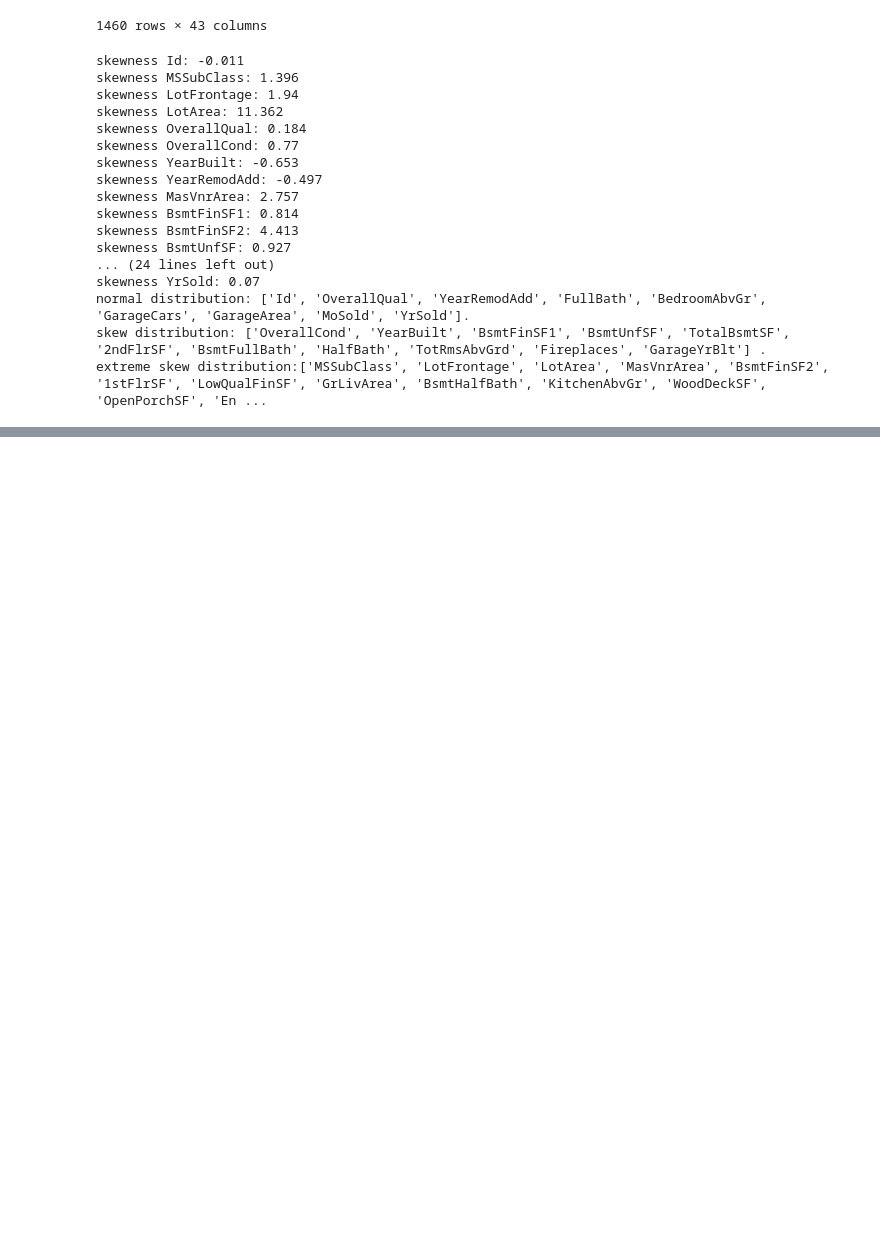
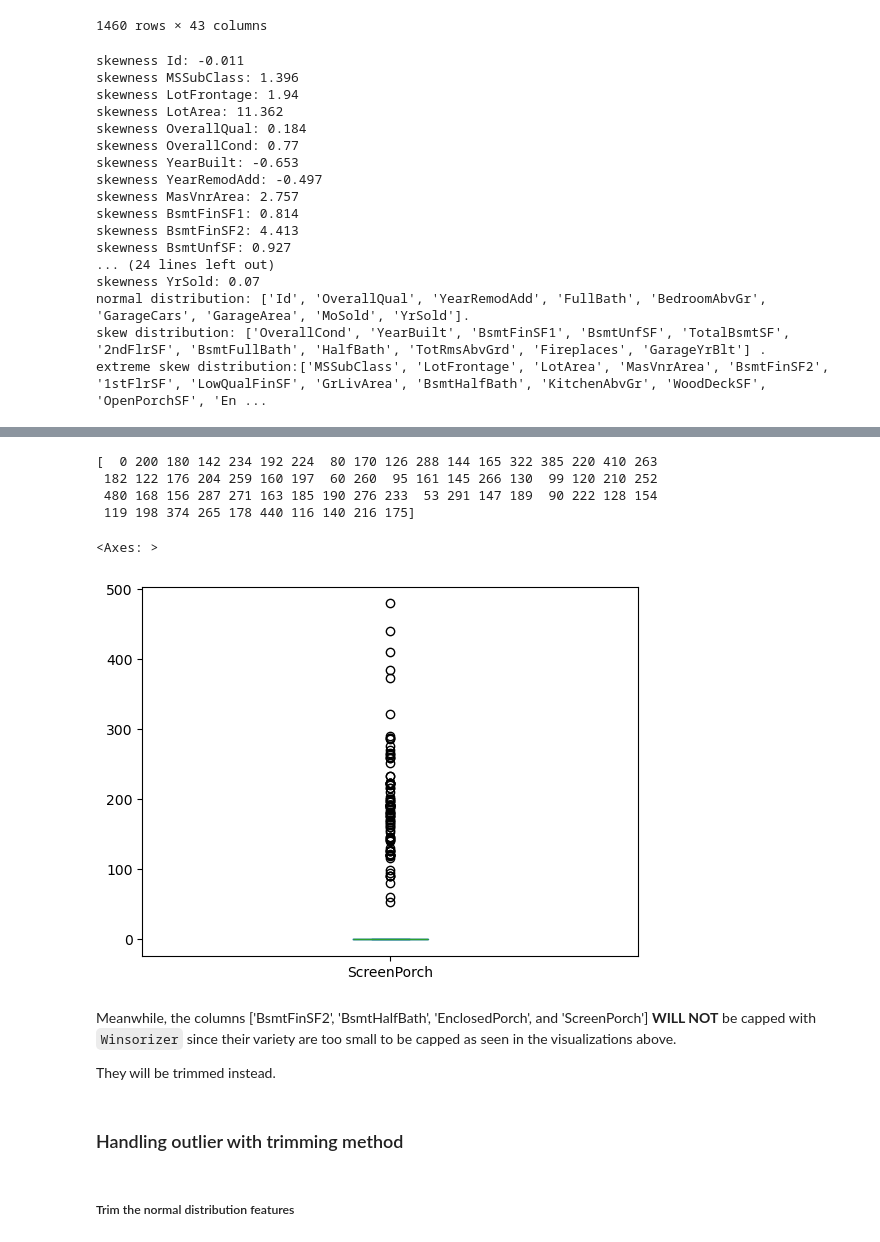
Before and after one commit to jennyaurelia/H8_1033, a Jupyter notebook: final_project/fin_prep.ipynb, the cells around one changed output, grey strips where cells are left out. Cells and saved outputs as stored; diff of their text form; code cells hidden in the pictures; blank space fills up the shorter version.

```diff
--- a/final_project/fin_prep.ipynb
+++ b/final_project/fin_prep.ipynb
@@ -788,0 +948,18 @@ Based on the results above, the distributed columns are:
+# %%
+# Check unique values
+print(X_train['ScreenPorch'].unique())
+# Simple visualisation of 'previous' column
+X_train.ScreenPorch.plot(kind='box')
+# %% [output]
+[  0 200 180 142 234 192 224  80 170 126 288 144 165 322 385 220 410 263
+ 182 122 176 204 259 160 197  60 260  95 161 145 266 130  99 120 210 252
+ 480 168 156 287 271 163 185 190 276 233  53 291 147 189  90 222 128 154
+ 119 198 374 265 178 440 116 140 216 175]
+<Axes: >
+[figure, added]
+# %% [markdown]
+Meanwhile, the columns ['BsmtFinSF2', 'BsmtHalfBath', 'EnclosedPorch', and 'ScreenPorch'] **WILL NOT** be capped with `Winsorizer` since their variety are too small to be capped as seen in the visualizations above.
+
+They will be trimmed instead.
+# %% [markdown]
+### Handling outlier with trimming method
@@ -788,0 +971,2 @@ Based on the results above, the distributed columns are:
+# %% [markdown]
+##### Trim the normal distribution features
```
Also changed, not shown: parts of 65 cells of this notebook, 1 other file.
